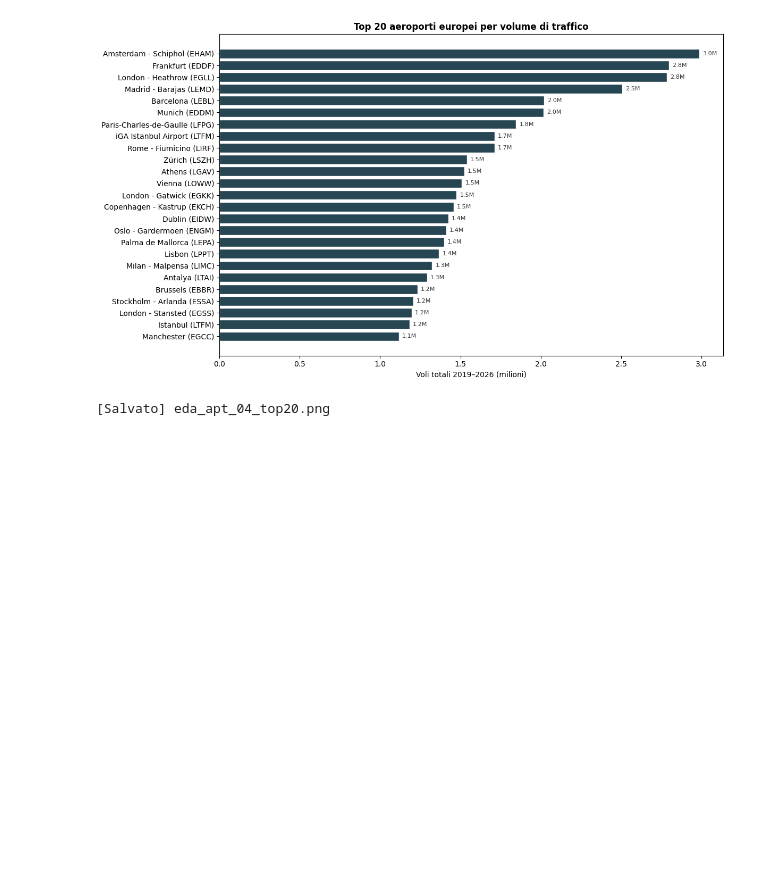
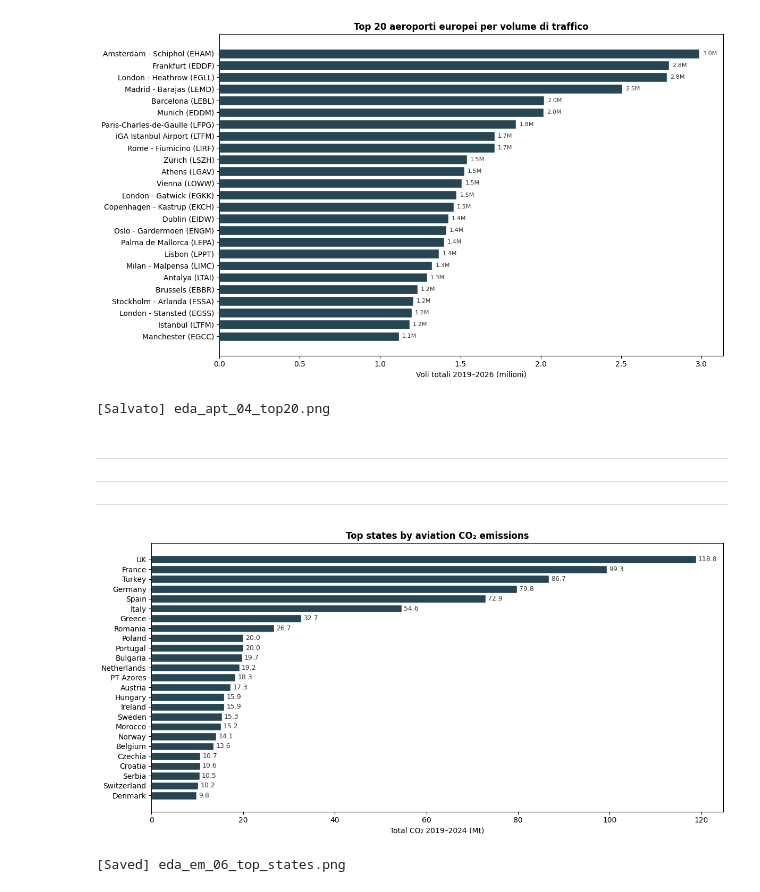
Before and after one commit to tabbba/Data-Visualization-, a Jupyter notebook: final_representation.ipynb, the cells around one changed output. Saved outputs shown, nothing was run; the diff lists cells and outputs as text; code cells hidden in the pictures; blank space fills up the shorter version.

```diff
--- a/final_representation.ipynb
+++ b/final_representation.ipynb
@@ -85,3 +85,7 @@ print("[Salvato] eda_apt_04_top20.png")
 # %% [output]
 [figure]
 [Salvato] eda_apt_04_top20.png
+# %% [markdown]
+---
+---
+---
@@ -87,0 +98,45 @@ print("[Salvato] eda_apt_04_top20.png")
+# %%
+df_state = pd.read_csv('data/clean/emission_state_clean.csv')
+# %%
+CODE2NAME = {
+    "AL":"Albania","AM":"Armenia","AT":"Austria","AZ":"Azerbaijan",
+    "BA":"Bosnia","BE":"Belgium","BG":"Bulgaria","CH":"Switzerland",
+    "CY":"Cyprus","CZ":"Czechia","DE":"Germany","DK":"Denmark",
+    "EE":"Estonia","ES":"Spain","FI":"Finland","FR":"France",
+    "GB":"UK","GE":"Georgia","GR":"Greece","HR":"Croatia",
+    "HU":"Hungary","IE":"Ireland","IL":"Israel","IS":"Iceland",
+    "IT":"Italy","LT":"Lithuania","LU":"Luxembourg","LV":"Latvia",
+    "MA":"Morocco","MD":"Moldova","ME":"Montenegro","MK":"N.Macedonia",
+    "MT":"Malta","NL":"Netherlands","NO":"Norway","PL":"Poland",
+    "PT - Lisbon FIR":"Portugal","PT - Santa Maria FIR":"PT Azores",
+    "RO":"Romania","RS":"Serbia","SE":"Sweden","SI":"Slovenia",
+    "SK":"Slovakia","TR":"Turkey","UA":"Ukraine"
+}
+# %%
+state_tot = (
+    df_state.groupby("AREA")["CO2_KG"].sum()
+    .reset_index()
+    .sort_values("CO2_KG", ascending=False)
+    .head(25)
+)
+state_tot["name"] = state_tot["AREA"].map(CODE2NAME).fillna(state_tot["AREA"])
+
+fig, ax = plt.subplots(figsize=(12, 6))
+bars = ax.barh(state_tot["name"], state_tot["CO2_KG"] / 1e9,
+               color="#264653", edgecolor="white")
+ax.invert_yaxis()
+ax.set_xlabel("Total CO\u2082 2019\u20132024 (Mt)")
+ax.set_title("Top states by aviation CO\u2082 emissions", fontweight="bold")
+
+# Annotate values
+for bar, val in zip(bars, state_tot["CO2_KG"]):
+    ax.text(bar.get_width() + 0.5, bar.get_y() + bar.get_height()/2,
+            f"{val/1e9:.1f}", va="center", fontsize=9, color="#333")
+
+plt.tight_layout()
+plt.savefig("eda_em_06_top_states.png")
+plt.show()
+print("[Saved] eda_em_06_top_states.png")
+# %% [output]
+[figure, added]
+[Saved] eda_em_06_top_states.png
```
Also changed, not shown: parts of 3 cells of this notebook, 2 other files.
